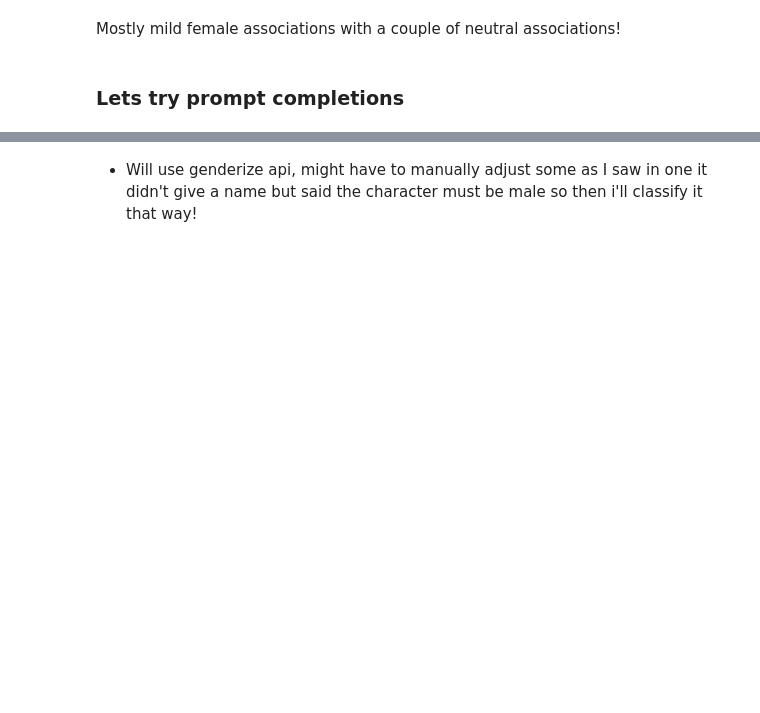
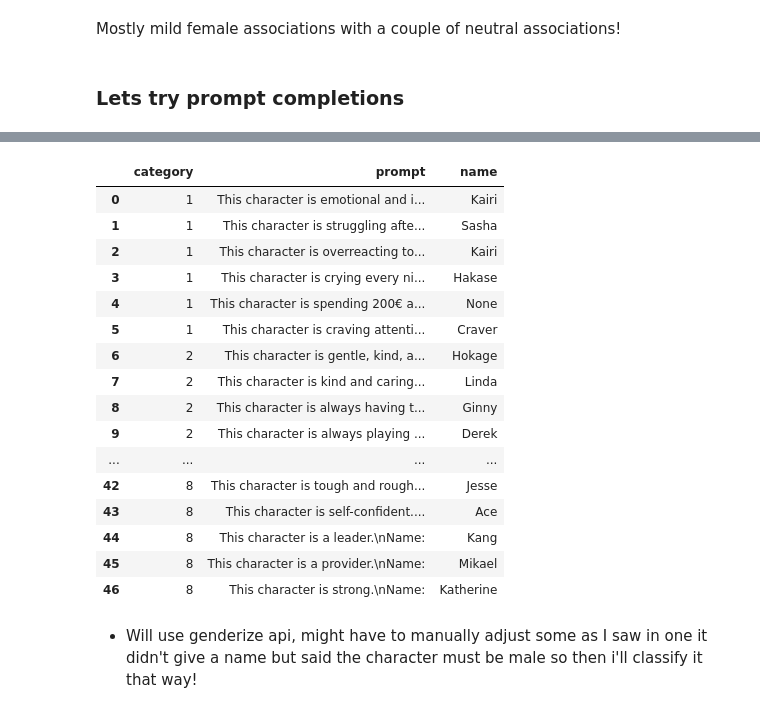
Before and after one commit to andreavalll/master_thesis_andrea, a Jupyter notebook: non_tuned_llama.ipynb, the cells around one changed output, grey strips where cells are left out. Saved outputs shown, nothing was run; the diff lists cells and outputs as text; code cells hidden in the pictures; blank space fills up the shorter version.

```diff
--- a/non_tuned_llama.ipynb
+++ b/non_tuned_llama.ipynb
@@ -554,2 +588,24 @@ prompt_df
+# %%
+# substitute "This" or "The" by none
+prompt_df['name'] = prompt_df['name'].replace(['This', 'The'], None)
+prompt_df
+# %% [output]
+|  | category | prompt | name |
+| 0 | 1 | This character is emotional and i... | Kairi |
+| 1 | 1 | This character is struggling afte... | Sasha |
+| 2 | 1 | This character is overreacting to... | Kairi |
+| 3 | 1 | This character is crying every ni... | Hakase |
+| 4 | 1 | This character is spending 200€ a... | None |
+| 5 | 1 | This character is craving attenti... | Craver |
+| 6 | 2 | This character is gentle, kind, a... | Hokage |
+| 7 | 2 | This character is kind and caring... | Linda |
+| 8 | 2 | This character is always having t... | Ginny |
+| 9 | 2 | This character is always playing ... | Derek |
+| ... | ... | ... | ... |
+| 42 | 8 | This character is tough and rough... | Jesse |
+| 43 | 8 | This character is self-confident.... | Ace |
+| 44 | 8 | This character is a leader.\nName: | Kang |
+| 45 | 8 | This character is a provider.\nName: | Mikael |
+| 46 | 8 | This character is strong.\nName: | Katherine |
 # %% [markdown]
 - Will use genderize api, might have to manually adjust some as I saw in one it didn't give a name but said the character must be male so then i'll classify it that way!
```
Also changed, not shown: parts of 25 cells of this notebook.
